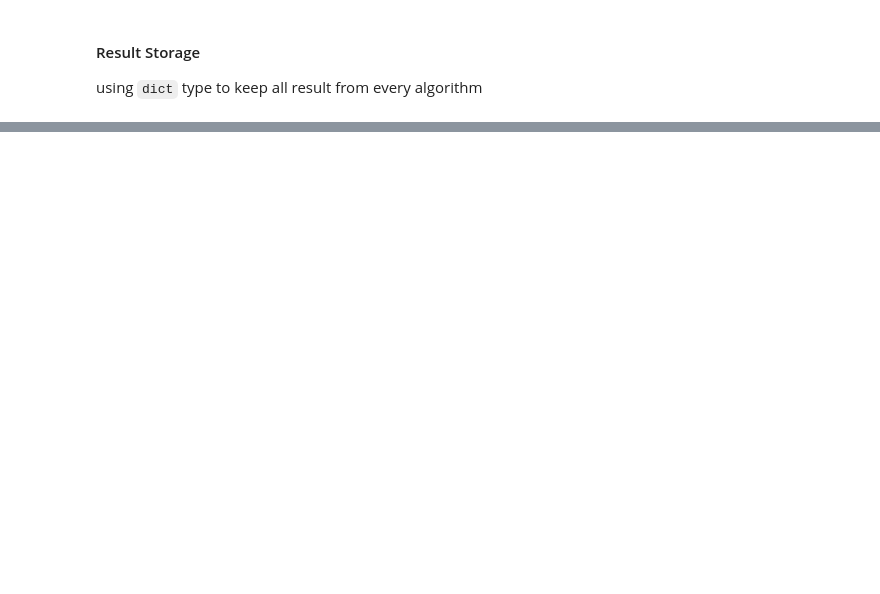
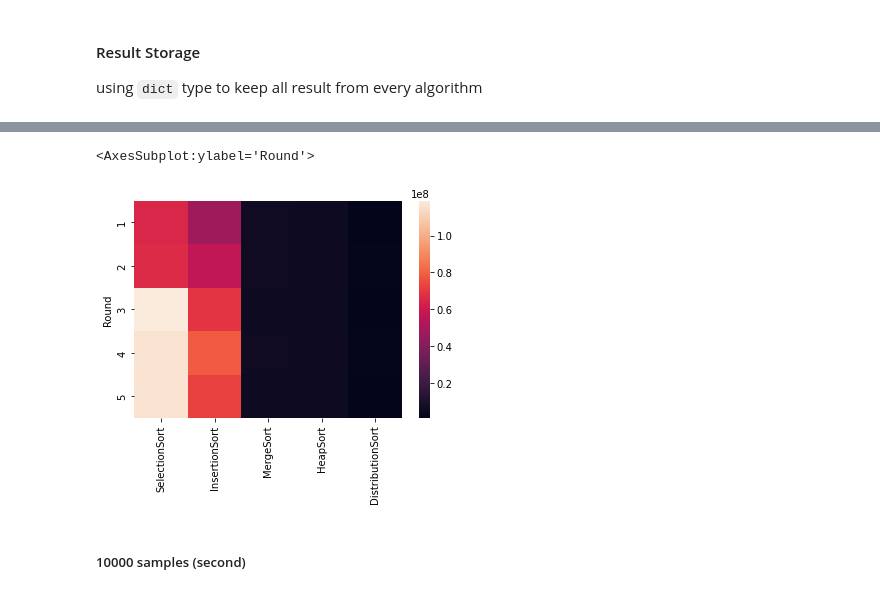
Before and after one commit to WTFPUn/Algorithm-Eff, a Jupyter notebook: SortingExperiment.ipynb, the cells around one changed output, grey strips where cells are left out. Cells and saved outputs as stored; diff of their text form; code cells hidden in the pictures; blank space fills up the shorter version.

```diff
--- a/SortingExperiment.ipynb
+++ b/SortingExperiment.ipynb
@@ -579,0 +1164,6 @@ array([80, 82, 82, 99, 85, 87, 99,  0,  0,  0, 80])
+# %%
+for i in range(1, 5):
+  begin = time.time_ns()
+  EveryResult1K[i]['DistributionSort']['normalSample']['output'], EveryResult1K[i]['DistributionSort']['normalSample']['compare'] = DistributionSort(NormalSampleSet1K[i], min(NormalSampleSet1K[i]), max(NormalSampleSet1K[i]))
+  end = time.time_ns()
+  EveryResult1K[i]['DistributionSort']['normalSample']['time'] = end-begin
@@ -579,0 +1172,5 @@ array([80, 82, 82, 99, 85, 87, 99,  0,  0,  0, 80])
+# %%
+begin = time.time_ns()
+EveryResult1K[0]['DistributionSort']['distributeSample']['output'], EveryResult1K[0]['DistributionSort']['distributeSample']['compare'] = DistributionSort(DistributeSampleSet1K[0],int(min(DistributeSampleSet1K[0])), int(max(DistributeSampleSet1K[0])))
+end = time.time_ns()
+EveryResult1K[0]['DistributionSort']['distributeSample']['time'] = end-begin
@@ -579,0 +1197,6 @@ array([80, 82, 82, 99, 85, 87, 99,  0,  0,  0, 80])
+# %%
+for i in range(1, 5):
+  begin = time.time_ns()
+  EveryResult1K[i]['DistributionSort']['distributeSample']['output'], EveryResult1K[i]['DistributionSort']['distributeSample']['compare'] = DistributionSort(DistributeSampleSet1K[i],int(min(DistributeSampleSet1K[i])), int(max(DistributeSampleSet1K[i])))
+  end = time.time_ns()
+  EveryResult1K[i]['DistributionSort']['distributeSample']['time'] = end-begin
@@ -579,0 +1477,11 @@ array([80, 82, 82, 99, 85, 87, 99,  0,  0,  0, 80])
+# %%
+Normal2ndTime = [
+[1,EveryResult1K[0]['SelectionSort']['normalSample']['time'], EveryResult1K[0]['InsertionSort']['normalSample']['time'], EveryResult1K[0]['MergeSort']['normalSample']['time'], EveryResult1K[0]['HeapSort']['normalSample']['time'], EveryResult1K[0]['DistributionSort']['normalSample']['time']],
+[2,EveryResult1K[1]['SelectionSort']['normalSample']['time'], EveryResult1K[1]['InsertionSort']['normalSample']['time'], EveryResult1K[1]['MergeSort']['normalSample']['time'], EveryResult1K[1]['HeapSort']['normalSample']['time'], EveryResult1K[1]['DistributionSort']['normalSample']['time']],
+[3,EveryResult1K[2]['SelectionSort']['normalSample']['time'], EveryResult1K[2]['InsertionSort']['normalSample']['time'], EveryResult1K[2]['MergeSort']['normalSample']['time'], EveryResult1K[2]['HeapSort']['normalSample']['time'], EveryResult1K[2]['DistributionSort']['normalSample']['time']],
+[4,EveryResult1K[3]['SelectionSort']['normalSample']['time'], EveryResult1K[3]['InsertionSort']['normalSample']['time'], EveryResult1K[3]['MergeSort']['normalSample']['time'], EveryResult1K[3]['HeapSort']['normalSample']['time'], EveryResult1K[3]['DistributionSort']['normalSample']['time']],
+[5,EveryResult1K[4]['SelectionSort']['normalSample']['time'], EveryResult1K[4]['InsertionSort']['normalSample']['time'], EveryResult1K[4]['MergeSort']['normalSample']['time'], EveryResult1K[4]['HeapSort']['normalSample']['time'], EveryResult1K[4]['DistributionSort']['normalSample']['time']]
+]
+dfNormal2ndTime = pd.DataFrame(Normal2ndTime, columns=['Round', 'SelectionSort', 'InsertionSort', 'MergeSort', 'HeapSort', 'DistributionSort'])
+dfNormal2ndTime = dfNormal2ndTime.set_index(['Round'])
+dfNormal2ndTime
@@ -579,0 +1496,7 @@ array([80, 82, 82, 99, 85, 87, 99,  0,  0,  0, 80])
+# %%
+sns.heatmap(dfNormal2ndTime)
+# %% [output]
+<AxesSubplot:ylabel='Round'>
+[figure, added]
+# %% [markdown]
+##### 10000 samples (second)
```
Also changed, not shown: parts of 250 cells of this notebook.
